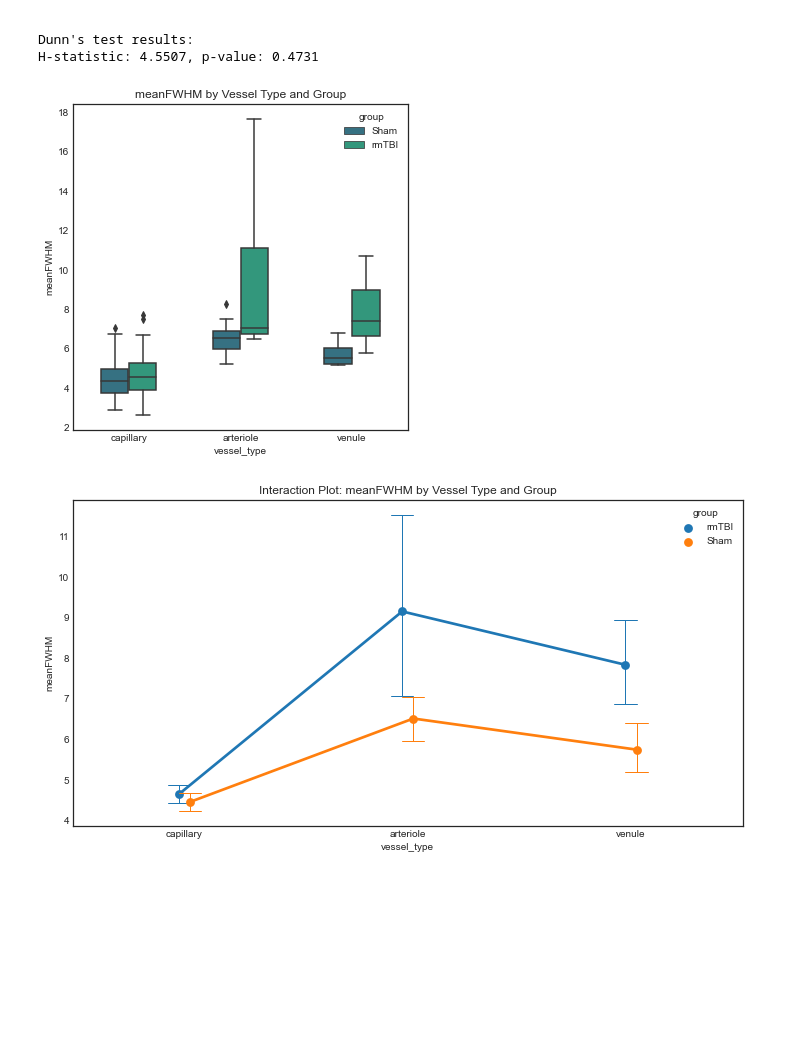
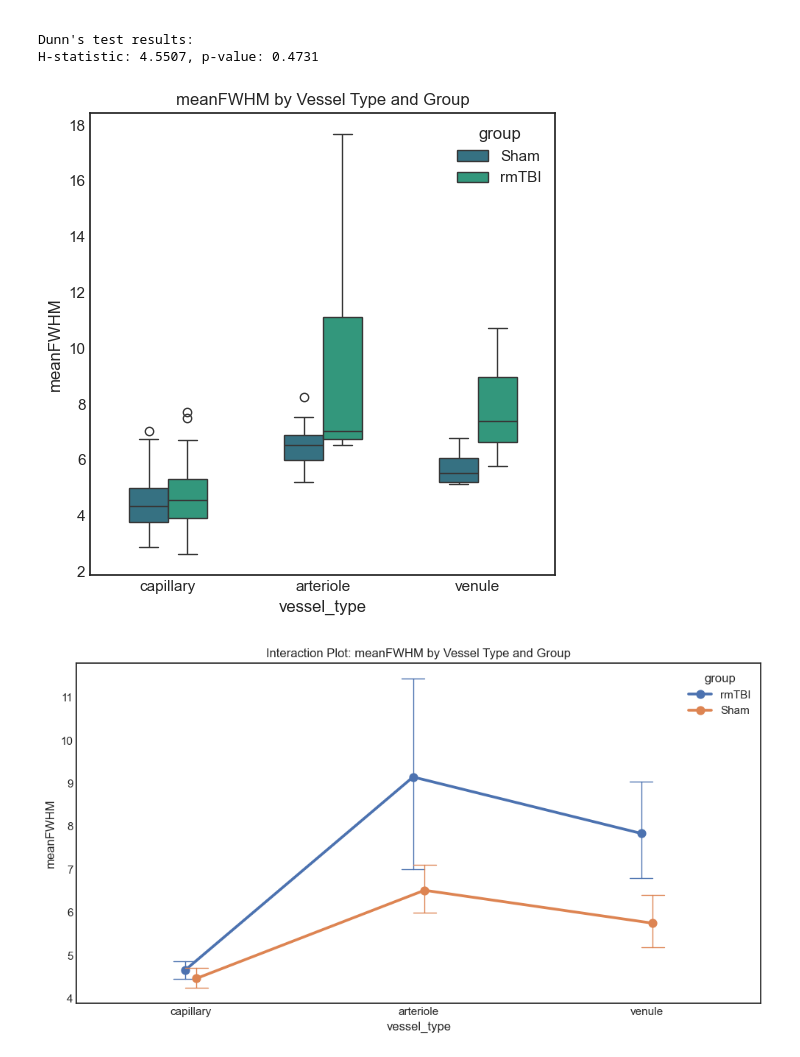
Before and after one commit to ufcolemanlab/NMCoop_Shared, a Jupyter notebook: #Pizzi/notebooks/vessel_analysis_boxPlots_vesselType_tidy.ipynb, the cells around one changed output. Cells and saved outputs as stored; diff of their text form; code cells hidden in the pictures; blank space fills up the shorter version.

```diff
--- a/#Pizzi/notebooks/vessel_analysis_boxPlots_vesselType_tidy.ipynb
+++ b/#Pizzi/notebooks/vessel_analysis_boxPlots_vesselType_tidy.ipynb
@@ -160,7 +160,9 @@ plt.subplots_adjust(left=0.4, right=.9, top=0.9, bottom=0.1)
 figure_filename = metric1 + ' Distribution by Vessel Type and Group_092124'
 plt.savefig(figure_filename + '.pdf', format='pdf', dpi=300, bbox_inches='tight')
 
-plt.style.use("seaborn-white")
+# plt.style.use("seaborn-whiteseaborn-v0_8-white")
+# sns.set_theme(style="white")   # same as "seaborn-white"
+plt.style.use("seaborn-v0_8-white")
 # print(plt.style.available)
 plt.show()
 # %% [output]
@@ -212,6 +214,6 @@ plt.subplots_adjust(left=0.4, right=.9, top=0.9, bottom=0.1)
 figure_filename = metric2 + ' Distribution by Vessel Type and Group_092124'
 plt.savefig(figure_filename + '.pdf', format='pdf', dpi=300, bbox_inches='tight')
 
-plt.style.use("seaborn-white")
+plt.style.use("seaborn-v0_8-white")
 plt.show()
 # %% [output]
@@ -263,6 +265,6 @@ plt.subplots_adjust(left=0.4, right=.9, top=0.9, bottom=0.1)
 figure_filename = metric3 + ' Distribution by Vessel Type and Group_092124'
 plt.savefig(figure_filename + '.pdf', format='pdf', dpi=300, bbox_inches='tight')
 
-plt.style.use("seaborn-white")
+plt.style.use("seaborn-v0_8-white")
 plt.show()
 # %% [output]
@@ -314,6 +316,6 @@ plt.subplots_adjust(left=0.4, right=.9, top=0.9, bottom=0.1)
 figure_filename = metric4 + ' Distribution by Vessel Type and Group_092124'
 plt.savefig(figure_filename + '.pdf', format='pdf', dpi=300, bbox_inches='tight')
 
-plt.style.use("seaborn-white")
+plt.style.use("seaborn-v0_8-white")
 plt.show()
 # %% [output]
@@ -444,26 +446,26 @@ H-statistic: 4.5507, p-value: 0.4731
 # %%
 # 6. Visualization
 
 metric_choice = metric1
 
 plt.figure(figsize=(6, 6))
 sns.boxplot(x='vessel_type', y=metric_choice, hue='group', data=df_clean,
               width=0.5, dodge=True, palette=viridis_palette, hue_order=['Sham', 'rmTBI'])
 # sns.boxplot(x='group', y=metric_choice, hue='vessel_type', data=new_df,
 #             width=0.4,  # Adjust boxplot width (~50-70% of original)
 #             dodge=True,  # Add gap between vessel types
 #             palette=viridis_palette,
 #             order=['Sham', 'rmTBI'])
 plt.title(metric_choice + ' by Vessel Type and Group')
 
 # Save plot as PDF
 figure_filename = metric_choice + ' Distribution by Group-VesselType_092124'
 plt.savefig(figure_filename + '.pdf', format='pdf', dpi=300, bbox_inches='tight')
 
-plt.style.use("seaborn-white")
+plt.style.use("seaborn-v0_8-white")
 plt.show()
 # %% [output]
-[figure, old version]
+[figure, new version]
 # %%
 # 7. Interaction plot - adapt for above code
 """"
@@ -492,14 +494,16 @@ Add scale to adjust point size.
 """
 # metric_choice = metric2
 plt.figure(figsize=(12, 6))
-sns.pointplot(x='vessel_type', y=metric_choice, hue='group', data=df_clean, dodge=True,
-              ci=95, errwidth=1, capsize=0.1)
+# sns.pointplot(x='vessel_type', y=metric_choice, hue='group', data=df_clean, dodge=True,
+#               ci=95, errwidth=1, capsize=0.1) # deprecated in sns <v0.15.0
 # sns.pointplot(x='vessel_type', y=metric_choice, hue='group', data=df_clean, dodge=True,
 #               ci=None, errwidth=1, capsize=0.2)
+sns.pointplot(x='vessel_type', y=metric_choice, hue='group', data=df_clean, dodge=True,
+              errorbar=('ci', 95), err_kws={'linewidth': 1}, capsize=0.1)
 plt.title('Interaction Plot: ' + metric_choice + ' by Vessel Type and Group')
 plt.show()
 # %% [output]
-[figure, old version]
+[figure, new version]
 # %%
 import numpy as np
 import scipy
```
Also changed, not shown: parts of 5 cells of this notebook, 16 other files.
